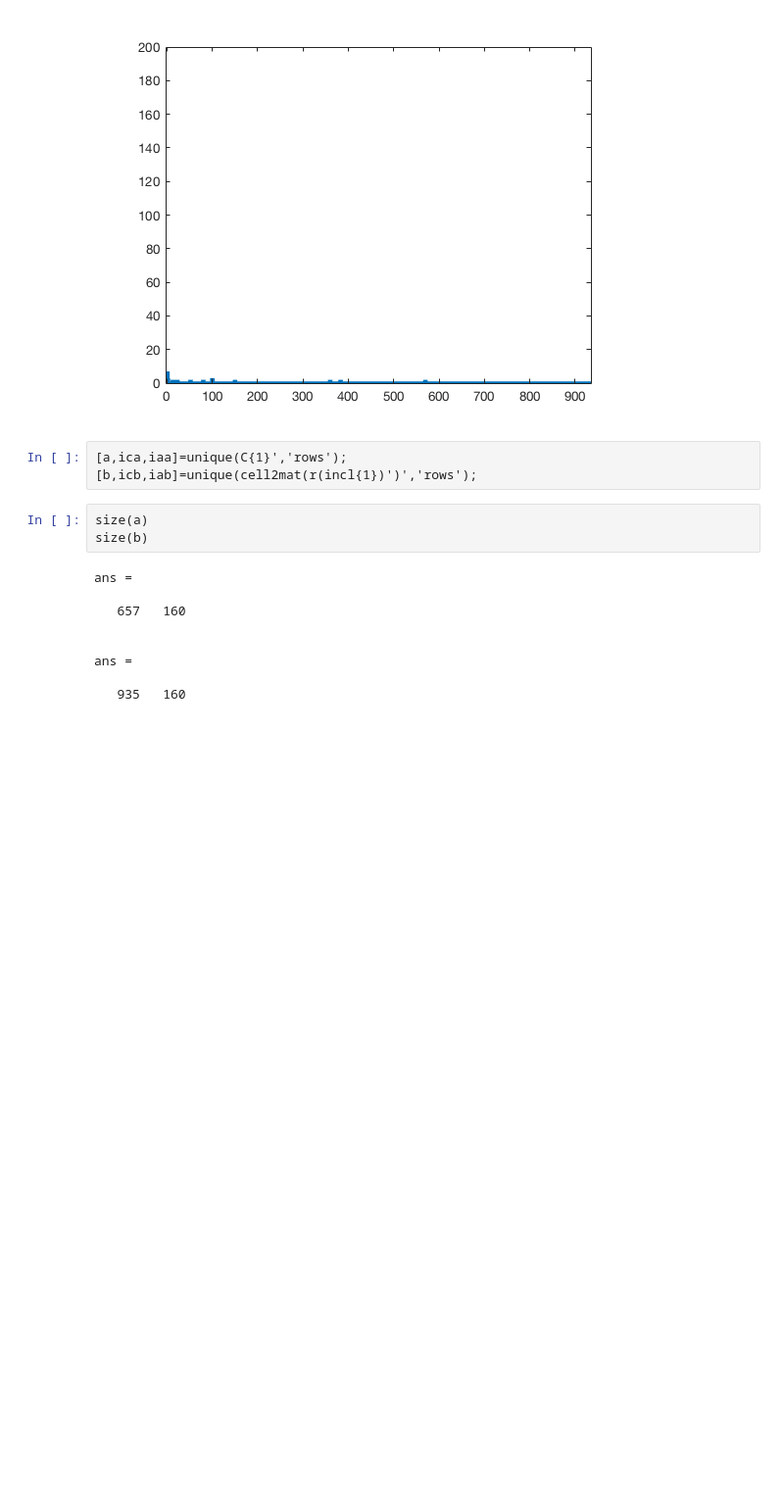
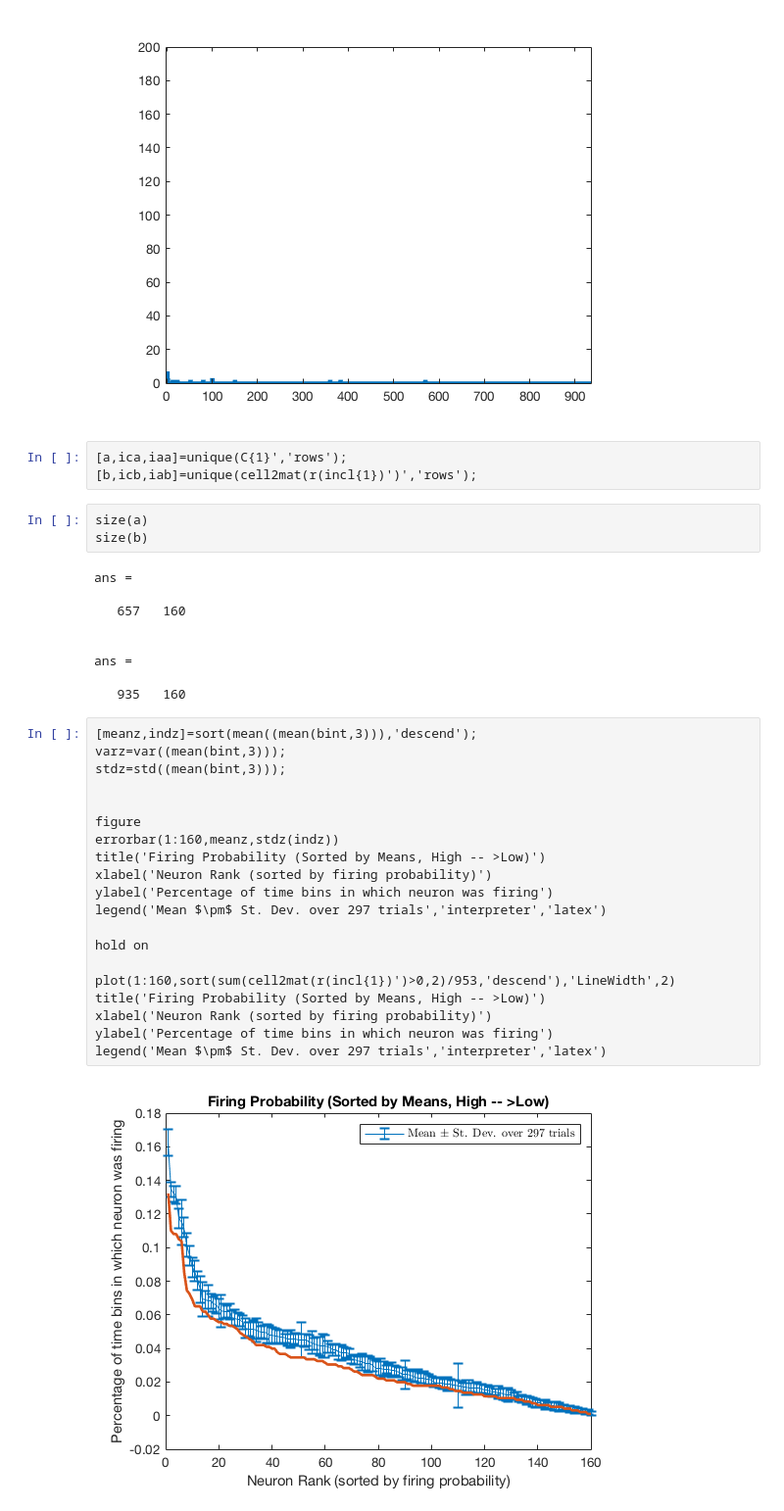
Before and after one commit to jlnatal/CGProj, a Jupyter notebook: CG_NB.ipynb, the cells around one changed output. Shown at 98% size. Drawn from its saved outputs; the diff is of its cells as text; blank space fills up the shorter version.

Commit message:
Added small plot of means overlayed which reveals they are lower for recons

```diff
--- a/CG_NB.ipynb
+++ b/CG_NB.ipynb
@@ -527,3 +575,25 @@ ans =
 ans =
 
    935   160
+# %%
+[meanz,indz]=sort(mean((mean(bint,3))),'descend');
+varz=var((mean(bint,3)));
+stdz=std((mean(bint,3)));
+
+
+figure
+errorbar(1:160,meanz,stdz(indz))
+title('Firing Probability (Sorted by Means, High -- >Low)')
+xlabel('Neuron Rank (sorted by firing probability)')
+ylabel('Percentage of time bins in which neuron was firing')
+legend('Mean $\pm$ St. Dev. over 297 trials','interpreter','latex')
+
+hold on
+
+plot(1:160,sort(sum(cell2mat(r(incl{1})')>0,2)/953,'descend'),'LineWidth',2)
+title('Firing Probability (Sorted by Means, High -- >Low)')
+xlabel('Neuron Rank (sorted by firing probability)')
+ylabel('Percentage of time bins in which neuron was firing')
+legend('Mean $\pm$ St. Dev. over 297 trials','interpreter','latex')
+# %% [output]
+[figure, added]
```
Also changed, not shown: parts of 6 cells of this notebook.
